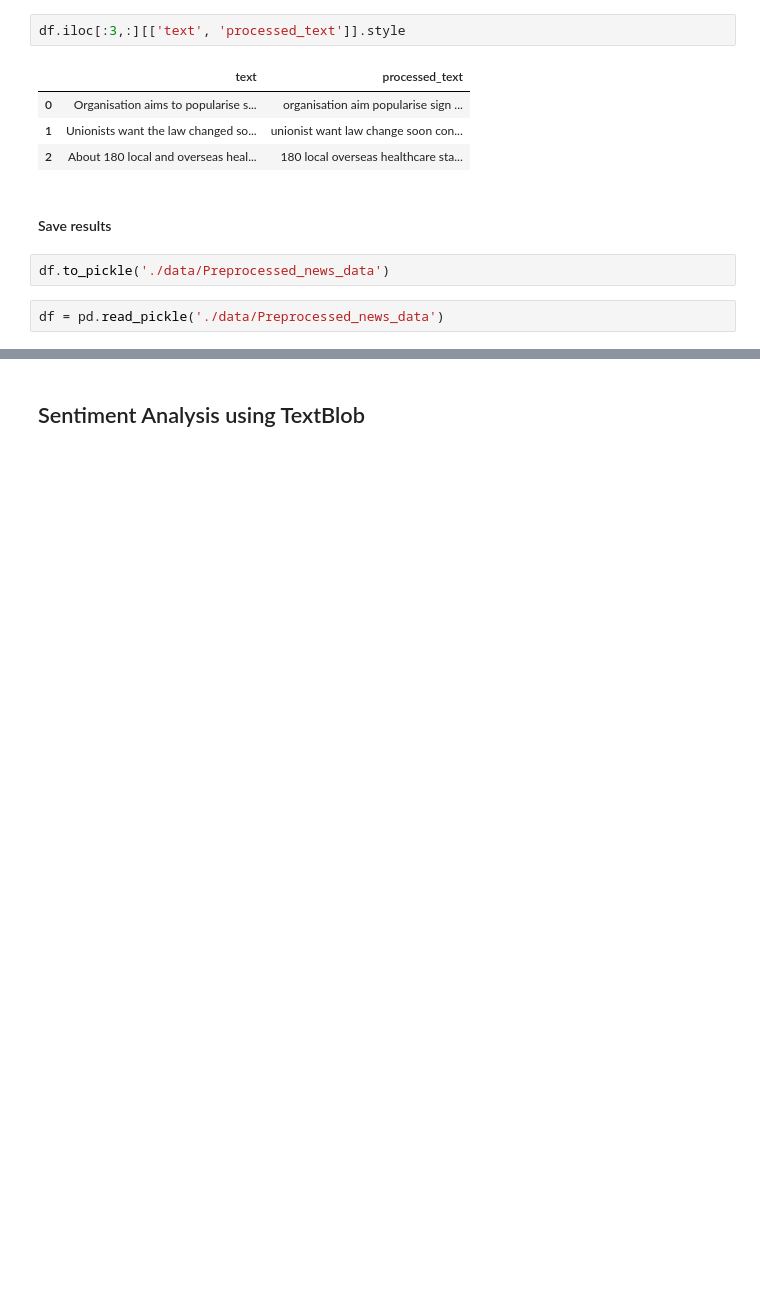
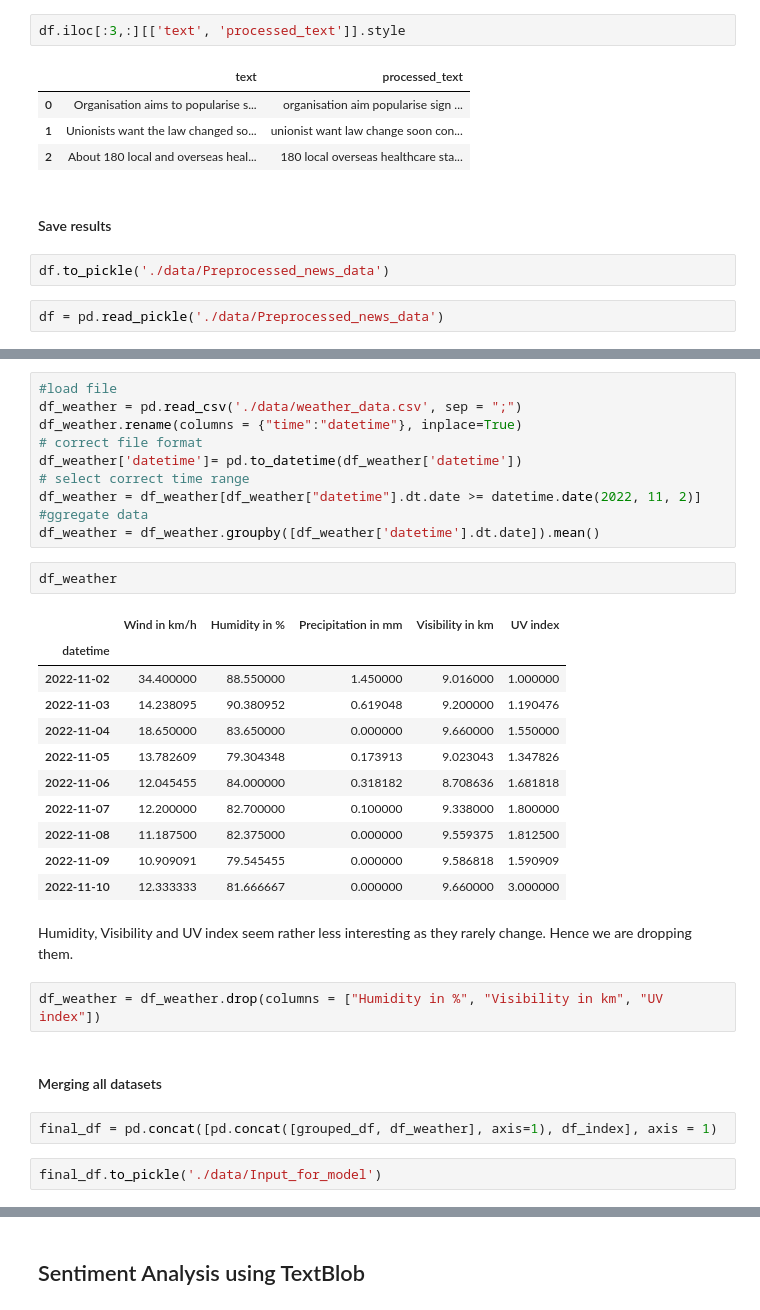
Before and after one commit to ispasojev/news-index-analysis, a Jupyter notebook: 1_Preprocessing.ipynb, the cells around one changed output, grey strips where cells are left out. Cells and saved outputs as stored; diff of their text form; blank space fills up the shorter version.

```diff
--- a/1_Preprocessing.ipynb
+++ b/1_Preprocessing.ipynb
@@ -180 +257,36 @@ for text in df.iterrows():
+# %%
+#load file
+df_weather = pd.read_csv('./data/weather_data.csv', sep = ";")
+df_weather.rename(columns = {"time":"datetime"}, inplace=True)
+# correct file format
+df_weather['datetime']= pd.to_datetime(df_weather['datetime'])
+# select correct time range
+df_weather = df_weather[df_weather["datetime"].dt.date >= datetime.date(2022, 11, 2)]
+#ggregate data
+df_weather = df_weather.groupby([df_weather['datetime'].dt.date]).mean()
+# %%
+df_weather
+# %% [output]
+|  | Wind in km/h | Humidity in % | Precipitation in mm | Visibility in km | UV index |
+| datetime |  |  |  |  |  |
+| 2022-11-02 | 34.400000 | 88.550000 | 1.450000 | 9.016000 | 1.000000 |
+| 2022-11-03 | 14.238095 | 90.380952 | 0.619048 | 9.200000 | 1.190476 |
+| 2022-11-04 | 18.650000 | 83.650000 | 0.000000 | 9.660000 | 1.550000 |
+| 2022-11-05 | 13.782609 | 79.304348 | 0.173913 | 9.023043 | 1.347826 |
+| 2022-11-06 | 12.045455 | 84.000000 | 0.318182 | 8.708636 | 1.681818 |
+| 2022-11-07 | 12.200000 | 82.700000 | 0.100000 | 9.338000 | 1.800000 |
+| 2022-11-08 | 11.187500 | 82.375000 | 0.000000 | 9.559375 | 1.812500 |
+| 2022-11-09 | 10.909091 | 79.545455 | 0.000000 | 9.586818 | 1.590909 |
+| 2022-11-10 | 12.333333 | 81.666667 | 0.000000 | 9.660000 | 3.000000 |
+# %% [markdown]
+Humidity, Visibility and UV index seem rather less interesting as they rarely change.
+Hence we are dropping them.
+# %%
+df_weather = df_weather.drop(columns = ["Humidity in %", "Visibility in km", "UV index"])
+# %% [markdown]
+#### Merging all datasets
+# %%
+final_df = pd.concat([pd.concat([grouped_df, df_weather], axis=1), df_index], axis = 1)
+# %%
+final_df.to_pickle('./data/Input_for_model')
 # %% [markdown]
```
Also changed, not shown: parts of 29 cells of this notebook, 1 other file.
